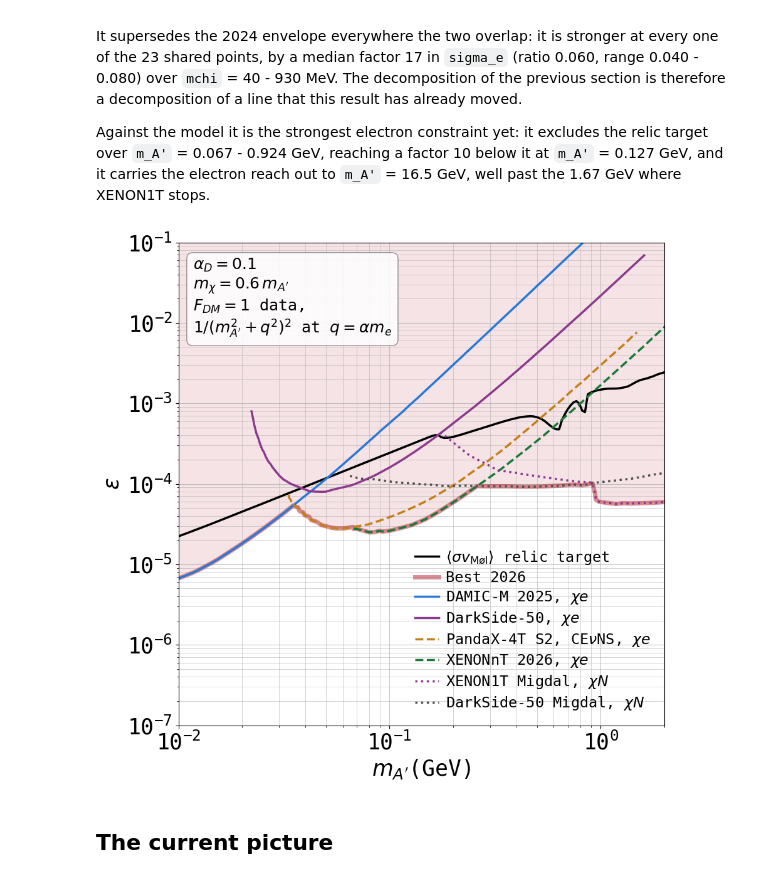
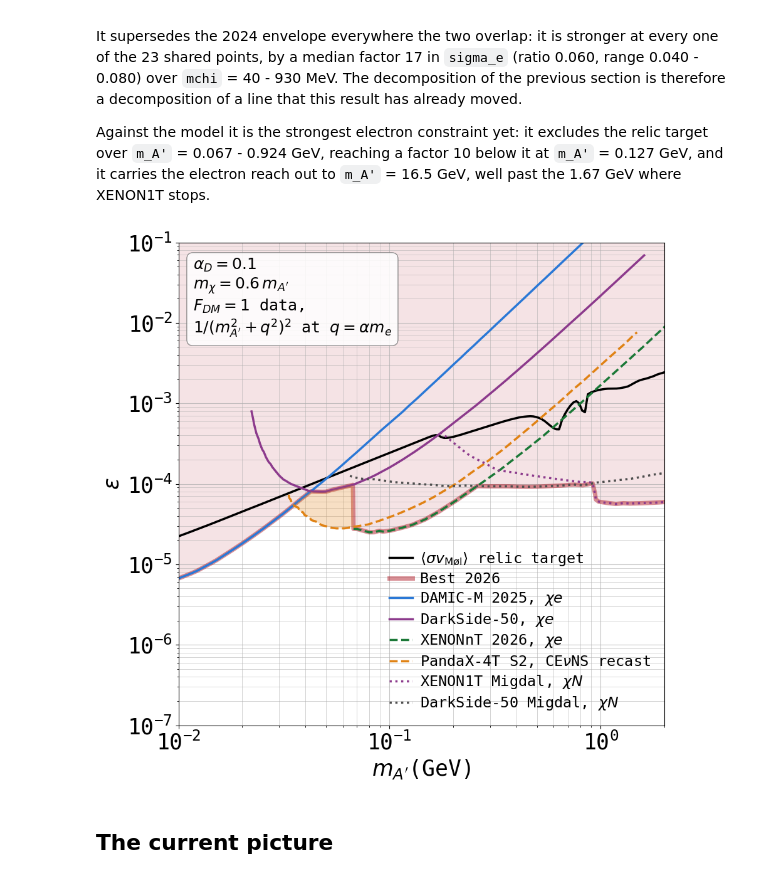
Before and after one commit to sgogoeg/bcgs_internship, a Jupyter notebook: Code/Direct_detection.ipynb, the cells around one changed output. Saved outputs shown, nothing was run; the diff lists cells and outputs as text; code cells hidden in the pictures.

```diff
--- a/Code/Direct_detection.ipynb
+++ b/Code/Direct_detection.ipynb
@@ -1295,6 +1313,6 @@ eplims_best2026_all = eps_best2026_all[_covered_all]
 # %%
 ### The current best line, electron and nucleon, and the experiments it is
-### made of. The
+### made of, with the CEvNS recast alongside rather than inside it. The
 ### 2024 envelope is replaced by the 2026 combination, which is the same
 ### minimum with XENONnT folded in; XENON1T is dropped, since XENONnT is
 ### below it at every mass they share and it no longer sets any part of the
@@ -1354,12 +1372,21 @@ for _name, (_m, _e) in decomposition.items():
 # The two results that post-date the 2024 envelope and set part of the line,
 # dashed to separate them from the experiments that reproduce it. PandaX-4T
 # 2025 is not drawn: XENONnT is below it everywhere and it sets nothing.
-ax.plot(mlims_cenuns, eplims_cenuns, color = '#c47f17', linestyle = '--',
-        linewidth = 2.5, label = r"PandaX-4T S2, CE$\nu$NS, $\chi e$")
-
 ax.plot(mlims_xenonnt_2026, eplims_xenonnt_2026, color = '#1b7837',
         linestyle = '--', linewidth = 2.5,
         label = r"XENONnT 2026, $\chi e$")
+
+# The CEvNS recast, in its own colour and standing: it is a theory
+# reinterpretation of the PandaX-4T S2 data, not a limit the collaboration
+# set, so it is kept out of the combination and shown as what it would add.
+ax.plot(mlims_cenuns, eplims_cenuns, color = '#e08214', linestyle = '--',
+        linewidth = 2.5, label = r"PandaX-4T S2, CE$\nu$NS recast")
+
+ax.fill_between(mlims_best2026_cenuns, eplims_best2026_cenuns,
+                np.exp(np.interp(np.log(mlims_best2026_cenuns),
+                                 np.log(mlims_best2026_all),
+                                 np.log(eplims_best2026_all))),
+                color = '#e08214', alpha = 0.25, linewidth = 0, zorder = 2)
 
 # The nucleon side, dotted: two Migdal searches that trade places at
 # mchi = 0.5 GeV, and together own the line above m_A' = 1 GeV.
@@ -1384,34 +1411,34 @@ handles, labels = ax.get_legend_handles_labels() # get all legend items
 desired_order = range(len(handles))  # change the order of legend elements
 
 ax.legend(
     [handles[i] for i in desired_order],
     [labels[i] for i in desired_order],
     loc = 'lower right',           # the lower right of the axes is empty
     ncol = 1,                      # stacked, to keep it narrow
     fontsize = 17,
     labelspacing = 0.3,
     handlelength = 1.6,
     handletextpad = 0.5,
     borderpad = 0.4,
     frameon = False                # removes legend border
 )
 
 # Define how much to zoom out from the data plotting range (cm):
 x_min = 1e-2
 x_max = 2e0
 
 y_min = 1e-7
 y_max = 1e-1
 
 # Set the new plotting limits explicitly
 ax.set_xbound(x_min, x_max)
 ax.set_ybound(y_min, y_max)
 
 # Save and show the figure:
 plt.savefig("figures/relic_abundance_finalDD.pdf", bbox_inches='tight')
 plt.show()
 # %% [output]
-[figure, old version]
+[figure, new version]
 # %% [markdown]
 ## The current picture
 # %%
```
Also changed, not shown: parts of 12 cells of this notebook, 15 other files.
